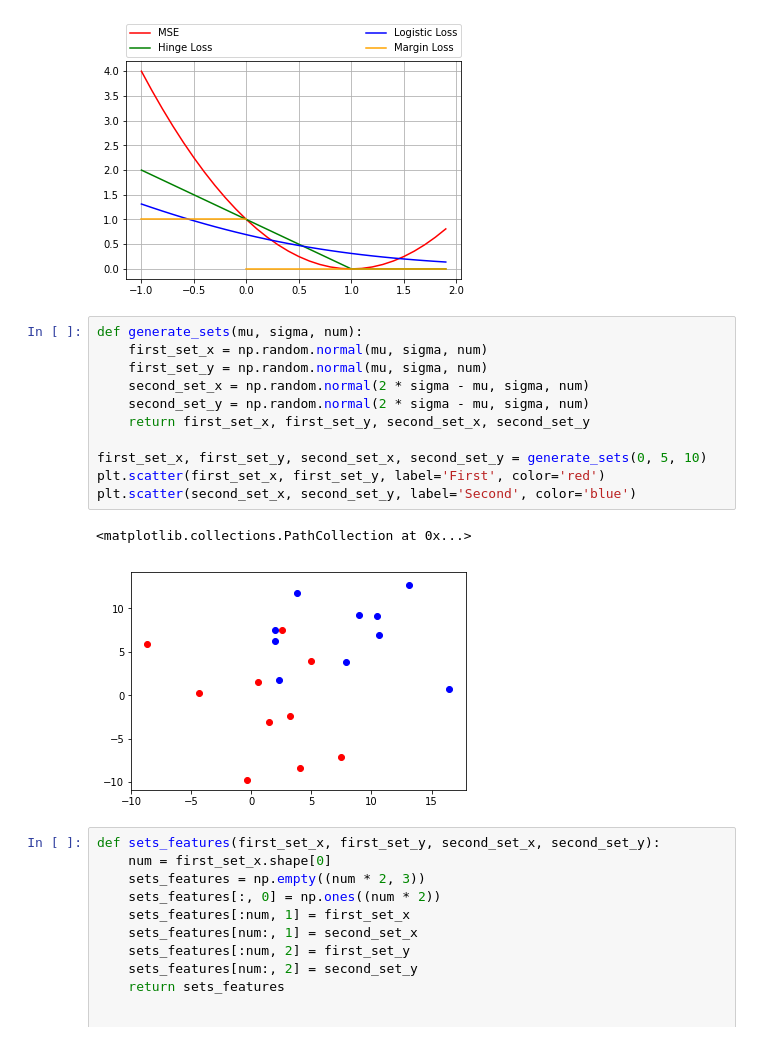
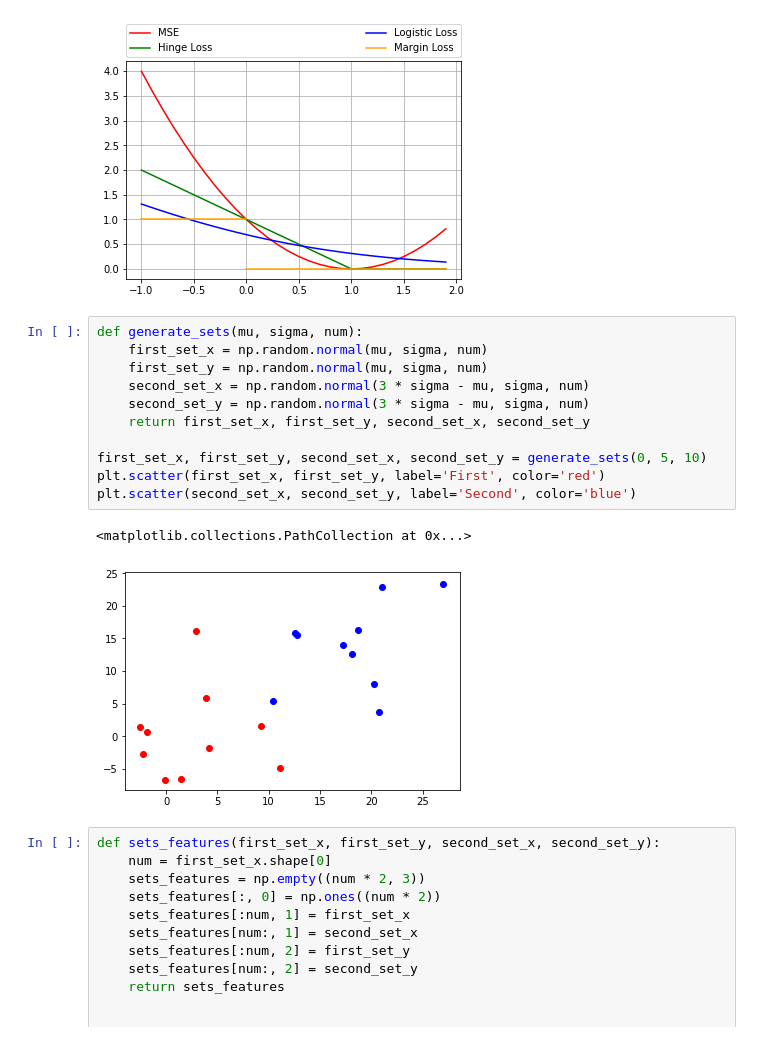
Before and after one commit to RakitinDen/Renju, a Jupyter notebook: labs/lab-1.ipynb, the cells around one changed output. Cells and saved outputs as stored; diff of their text form.

```diff
--- a/labs/lab-1.ipynb
+++ b/labs/lab-1.ipynb
@@ -300,17 +300,17 @@ plt.legend(bbox_to_anchor=(0., 1.02, 1., .102), loc=3,
 # %%
 def generate_sets(mu, sigma, num):
     first_set_x = np.random.normal(mu, sigma, num)
     first_set_y = np.random.normal(mu, sigma, num)
-    second_set_x = np.random.normal(2 * sigma - mu, sigma, num)
-    second_set_y = np.random.normal(2 * sigma - mu, sigma, num)
+    second_set_x = np.random.normal(3 * sigma - mu, sigma, num)
+    second_set_y = np.random.normal(3 * sigma - mu, sigma, num)
     return first_set_x, first_set_y, second_set_x, second_set_y
 
 first_set_x, first_set_y, second_set_x, second_set_y = generate_sets(0, 5, 10)
 plt.scatter(first_set_x, first_set_y, label='First', color='red')
 plt.scatter(second_set_x, second_set_y, label='Second', color='blue')
 # %% [output]
 <matplotlib.collections.PathCollection at 0x...>
-[figure, old version]
+[figure, new version]
 # %%
 def sets_features(first_set_x, first_set_y, second_set_x, second_set_y):
     num = first_set_x.shape[0]
```
Also changed, not shown: parts of 33 cells of this notebook.
